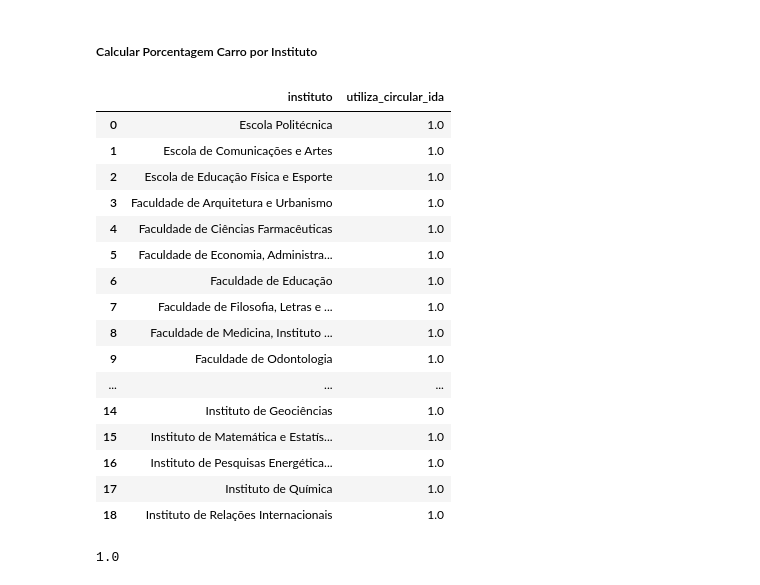
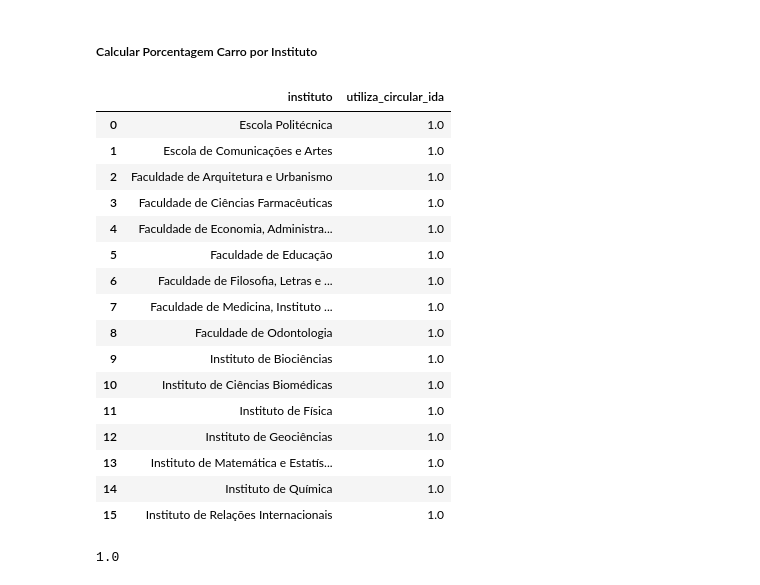
Before and after one commit to Circulares-USP/Crawler, a Jupyter notebook: import_demand.ipynb, the cells around one changed output. Cells and saved outputs as stored; diff of their text form; code cells hidden in the pictures.

```diff
--- a/import_demand.ipynb
+++ b/import_demand.ipynb
@@ -344,11 +350,12 @@ array(['Faculdade de Ciências Farmacêuticas',
 # %% [markdown]
 ##### Filtrar Butantã
 # %%
-def is_butanta(x):
-    return x == 'Estação Butantã' or x == 'PTREM'
+pesquisa_alunos_intervalo_butanta = pesquisa_alunos_intervalo[pesquisa_alunos_intervalo['utiliza_circular_' + sentido]]
+if sentido == 'ida':
+    def is_butanta(x):
+        return x == 'Estação Butantã' or x == 'PTREM'
 
-pesquisa_alunos_intervalo_butanta = pesquisa_alunos_intervalo[pesquisa_alunos_intervalo['utiliza_circular_ida']]
-pesquisa_alunos_intervalo_butanta = pesquisa_alunos_intervalo_butanta[list(map(is_butanta, pesquisa_alunos_intervalo_butanta['ponto_embarque_ida']))]
+    pesquisa_alunos_intervalo_butanta = pesquisa_alunos_intervalo_butanta[list(map(is_butanta, pesquisa_alunos_intervalo_butanta['ponto_embarque_ida']))]
 pesquisa_alunos_intervalo_butanta
 # %% [output]
 |  | vinculo | instituto | utiliza_circular_ida | linhas_ida | ponto_embarque_ida | ponto_desembarque_ida | ... |
@@ -389,7 +396,7 @@ for ponto in pontos:
         nomes_pontos_req.append(ponto['titulo'])
 
 nomes_pontos_pesq = []
-for ponto in pesquisa_alunos_intervalo['ponto_desembarque_ida'].unique():
+for ponto in pesquisa_alunos_intervalo['ponto_' + acao + '_' + sentido].unique():
     nomes_pontos_pesq.append(ponto)
 
 print(nomes_pontos_req)
@@ -418,8 +425,8 @@ def pesquisa_to_pontos_req(x):
         return "Ponto de ônibus CRUSP"
     elif x == "Biomédicas":
         return "Ponto de ônibus Biomédicas III"
-    elif x == "Prefeitura/Física":
-        return "Ponto de ônibus Ponto Clube dos funcionários"
+    elif x in ["Prefeitura/Física", "Ponto de ônibus Ponto Clube dos funcionários"]:
+        return "Ponto Clube dos funcionários"
     elif x == "Educação Física":
         return "Ponto de ônibus Escola de Educação Física I"
     elif x in ["Estação Butantã", "Terminal Cidade Universitária"]:
@@ -432,13 +439,13 @@ def pesquisa_to_pontos_req(x):
         return "Ponto de ônibus  Parada Matemática"
     elif x in ["FE", "Avenida da Universidade", "Faculdade de Educação ", "Educação / CEPEUSP", " FE", "Prédio da FE", "Educação ", "Educação", "Faculdade de Educação"]:
         return "Ponto de ônibus Educação"
-    elif x in ["Rua do matão frente da FAU", "IO", "Rua do matao, 0", "Rua do Matão 0 (FAU)", "Rua do Matão (na frente da FAU)", "Intuito Oceanografico", "R. do Matão", "Oceanografia ", "Oceanógrafico/Matão", "Rua do Matão, 0", "R. Do matão ",  "Rua do Matão", "Ponto em frente à FAU na Rua do Matão"]:
+    elif x in ["Rua do matão frente da FAU", "Instituto Oceanografico", "Oceanográfico, em frent ao da FAU II", "Rua do Matão, 0 (em frente a FAU)", "Estacionamento FAU", "R. do Matão, frente à FAU", "R. do Matão 878", "R. do Matão, 0", "Oceanográfico", "Oceanografia", "Rua do Matao ", "Matão, Oceanografico", "Rua do Matão, 0 - FAU", "IO USP", "IO", "Rua do matao, 0", "Rua do Matão 0 (FAU)", "Rua do Matão (na frente da FAU)", "Intuito Oceanografico", "R. do Matão", "Oceanografia ", "Oceanógrafico/Matão", "Rua do Matão, 0", "R. Do matão ",  "Rua do Matão", "Ponto em frente à FAU na Rua do Matão"]:
         return "Ponto de ônibus FAU I"
     elif x in ["depois da biblioteca da química ", "Rua do Lago", "Lineu Prestes entre a biblioteca da quimica e o icb", "Ponto do Lago", "Av. Prof. Lineu Prestes, 0"]:
         return "Ponto de ônibus rua do Lago"
     elif x == "Psicologia I":
         return "Ponto de ônibus Psicologia II"
-    elif x == "Cepam":
+    elif x in ["Cepam",  "Biomédicas, Biologia e Quimica"]:
         return "Ponto de ônibus CEPAM"
     elif x in ["Ipen", "FO ou Ipen", "Marinha/ Odontologia"]:
         return "Ponto de ônibus IPEN"
@@ -452,7 +459,7 @@ def pesquisa_to_pontos_req(x):
         return "Ponto de ônibus Hidráulica"
     elif x == "Avenida Professor Luciano Gualberto (depois da Parada I.P.T, no 8022)":
         return "Ponto de ônibus Poli Eletrotécnica"
-    elif x in ["P1", "Instituto Butantan "]:
+    elif x in ["P1", "Instituto Butantan ", "Academia de polícia"]:
         return "Ponto de ônibus Academia de Polícia"
     elif x == "P2":
         return "Ponto de ônibus portaria II"
@@ -466,16 +473,24 @@ def pesquisa_to_pontos_req(x):
         return "Ponto de ônibus Cultura Japonesa"
     elif x == "IEB":
         return "Ponto de ônibus Biblioteca Brasiliana"
-    elif x == "IAG (ou, às vezes, Física)":
+    elif x in ["IAG (ou, às vezes, Física)", "IAG ou Física", "IAG (sentido Metrô Butantã)"]:
         return "Ponto de ônibus IAG"
     elif x == "Prof Almeida Prado":
         return "Terminal de ônibus USP"
+    elif x == "HU":
+        return "Ponto de ônibus da COPESP"
+    elif x == "pço das artes":
+        return "Ponto de ônibus Paços das Artes"
     elif x == "Depende do dia":
         return None
     else:
         return x
 # %%
-pesquisa_alunos_intervalo_butanta['ponto_desembarque_ida'] = list(map(lambda x: pesquisa_to_pontos_req(iguais_com_prefixo(x)), pesquisa_alunos_intervalo_butanta['ponto_desembarque_ida']))
-pesquisa_alunos_intervalo_butanta = pesquisa_alunos_intervalo_butanta[pesquisa_alunos_intervalo_butanta['ponto_desembarque_ida'].notna()]
-pesquisa_alunos_intervalo_butanta['ponto_desembarque_ida'].unique()
+pesquisa_alunos_intervalo_butanta['ponto_' + acao + '_' + sentido] = list(map(lambda x: pesquisa_to_pontos_req(iguais_com_prefixo(x)), pesquisa_alunos_intervalo_butanta['ponto_' + acao + '_' + sentido]))
+pesquisa_alunos_intervalo_butanta = pesquisa_alunos_intervalo_butanta[pesquisa_alunos_intervalo_butanta['ponto_' + acao + '_' + sentido].notna()]
+pesquisa_alunos_intervalo_butanta['ponto_' + acao + '_' + sentido].unique()
+
+for ponto in pesquisa_alunos_intervalo_butanta['ponto_' + acao + '_' + sentido].unique():
+    if ponto not in nomes_pontos_req:
+        print(ponto)
 # %% [output]
@@ -499,25 +499,25 @@ array(['Ponto de ônibus FEA', 'Ponto de ônibus Biblioteca Brasiliana',
 # %% [markdown]
 ##### Calcular Porcentagem Carro por Instituto
 # %%
-porc_circular_por_instituto = pesquisa_alunos_intervalo_butanta[['instituto','utiliza_circular_ida']].groupby('instituto').agg('mean').reset_index()
+porc_circular_por_instituto = pesquisa_alunos_intervalo_butanta[['instituto','utiliza_circular_' + sentido]].groupby('instituto').agg('mean').reset_index()
 porc_circular_por_instituto
 # %% [output]
 |  | instituto | utiliza_circular_ida |
 | 0 | Escola Politécnica | 1.0 |
 | 1 | Escola de Comunicações e Artes | 1.0 |
-| 2 | Escola de Educação Física e Esporte | 1.0 |
-| 3 | Faculdade de Arquitetura e Urbanismo | 1.0 |
-| 4 | Faculdade de Ciências Farmacêuticas | 1.0 |
-| 5 | Faculdade de Economia, Administra... | 1.0 |
-| 6 | Faculdade de Educação | 1.0 |
-| 7 | Faculdade de Filosofia, Letras e ... | 1.0 |
-| 8 | Faculdade de Medicina, Instituto ... | 1.0 |
-| 9 | Faculdade de Odontologia | 1.0 |
-| ... | ... | ... |
-| 14 | Instituto de Geociências | 1.0 |
-| 15 | Instituto de Matemática e Estatís... | 1.0 |
-| 16 | Instituto de Pesquisas Energética... | 1.0 |
-| 17 | Instituto de Química | 1.0 |
-| 18 | Instituto de Relações Internacionais | 1.0 |
+| 2 | Faculdade de Arquitetura e Urbanismo | 1.0 |
+| 3 | Faculdade de Ciências Farmacêuticas | 1.0 |
+| 4 | Faculdade de Economia, Administra... | 1.0 |
+| 5 | Faculdade de Educação | 1.0 |
+| 6 | Faculdade de Filosofia, Letras e ... | 1.0 |
+| 7 | Faculdade de Medicina, Instituto ... | 1.0 |
+| 8 | Faculdade de Odontologia | 1.0 |
+| 9 | Instituto de Biociências | 1.0 |
+| 10 | Instituto de Ciências Biomédicas | 1.0 |
+| 11 | Instituto de Física | 1.0 |
+| 12 | Instituto de Geociências | 1.0 |
+| 13 | Instituto de Matemática e Estatís... | 1.0 |
+| 14 | Instituto de Química | 1.0 |
+| 15 | Instituto de Relações Internacionais | 1.0 |
 # %%
 def porc_utiliza_circular(instituto):
```
Also changed, not shown: parts of 24 cells of this notebook.
